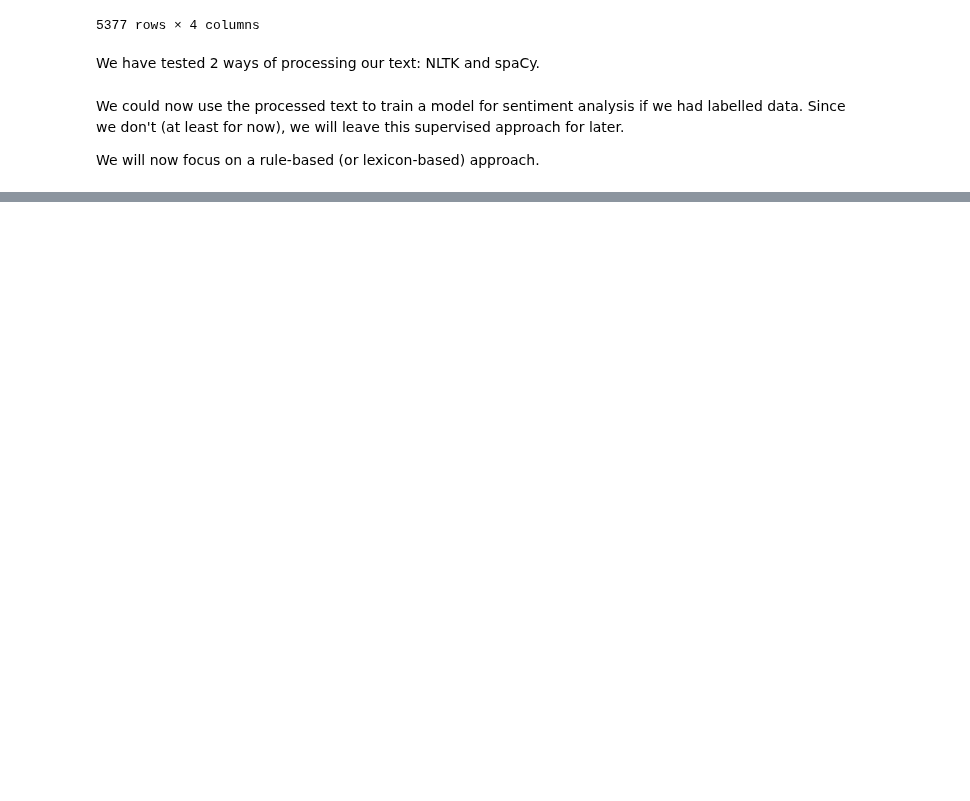
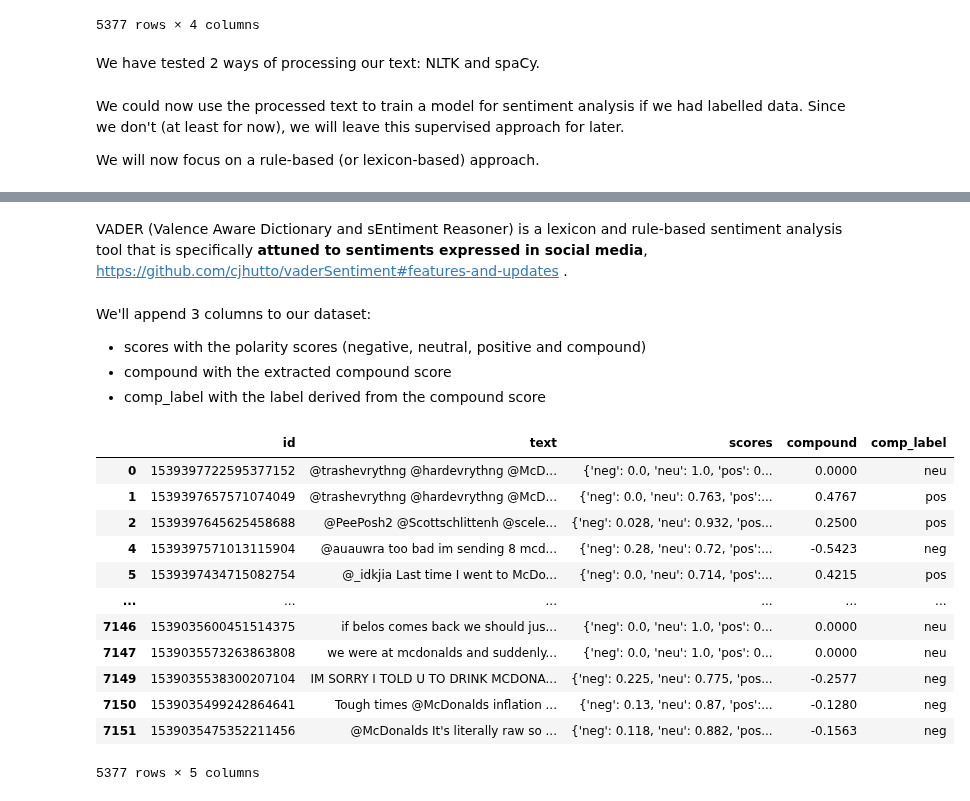
Before and after one commit to polltter/share, a Jupyter notebook: notebooks/sentiment_analysis_EN.ipynb, the cells around one changed output, grey strips where cells are left out. Cells and saved outputs as stored; diff of their text form; code cells hidden in the pictures; blank space fills up the shorter version.

Commit message:
update sentiment analysis EN - sentiment analysis with vader: #14

```diff
--- a/notebooks/sentiment_analysis_EN.ipynb
+++ b/notebooks/sentiment_analysis_EN.ipynb
@@ -417,0 +424,34 @@ We will now focus on a rule-based (or lexicon-based) approach.
+# %% [markdown]
+VADER (Valence Aware Dictionary and sEntiment Reasoner) is a lexicon and rule-based sentiment analysis tool that is specifically **attuned to sentiments expressed in social media**, https://github.com/cjhutto/vaderSentiment#features-and-updates .
+# %% [markdown]
+We'll append 3 columns to our dataset:
+
+* scores with the polarity scores (negative, neutral, positive and compound)
+* compound with the extracted compound score
+* comp_label with the label derived from the compound score
+# %%
+df_vader = df_en.copy()
+# %%
+sid = SentimentIntensityAnalyzer()
+# %%
+df_vader['scores'] = df_vader['text'].map(lambda tweet: sid.polarity_scores(tweet))
+
+df_vader['compound']  = df_vader['scores'].map(lambda score_dict: score_dict['compound'])
+
+df_vader['comp_label'] = df_vader['compound'].map(lambda comp: 'pos' if comp >=0.05 else ('neg' if comp<=-0.05 else 'neu'))
+# %%
+df_vader
+# %% [output]
+|  | id | text | scores | compound | comp_label |
+| 0 | 1539397722595377152 | @trashevrythng @hardevrythng @McD... | {'neg': 0.0, 'neu': 1.0, 'pos': 0... | 0.0000 | neu |
+| 1 | 1539397657571074049 | @trashevrythng @hardevrythng @McD... | {'neg': 0.0, 'neu': 0.763, 'pos':... | 0.4767 | pos |
+| 2 | 1539397645625458688 | @PeePosh2 @Scottschlittenh @scele... | {'neg': 0.028, 'neu': 0.932, 'pos... | 0.2500 | pos |
+| 4 | 1539397571013115904 | @auauwra too bad im sending 8 mcd... | {'neg': 0.28, 'neu': 0.72, 'pos':... | -0.5423 | neg |
+| 5 | 1539397434715082754 | @_idkjia Last time I went to McDo... | {'neg': 0.0, 'neu': 0.714, 'pos':... | 0.4215 | pos |
+| ... | ... | ... | ... | ... | ... |
+| 7146 | 1539035600451514375 | if belos comes back we should jus... | {'neg': 0.0, 'neu': 1.0, 'pos': 0... | 0.0000 | neu |
+| 7147 | 1539035573263863808 | we were at mcdonalds and suddenly... | {'neg': 0.0, 'neu': 1.0, 'pos': 0... | 0.0000 | neu |
+| 7149 | 1539035538300207104 | IM SORRY I TOLD U TO DRINK MCDONA... | {'neg': 0.225, 'neu': 0.775, 'pos... | -0.2577 | neg |
+| 7150 | 1539035499242864641 | Tough times @McDonalds inflation ... | {'neg': 0.13, 'neu': 0.87, 'pos':... | -0.1280 | neg |
+| 7151 | 1539035475352211456 | @McDonalds It's literally raw so ... | {'neg': 0.118, 'neu': 0.882, 'pos... | -0.1563 | neg |
+5377 rows × 5 columns
```
Also changed, not shown: parts of 5 cells of this notebook.
